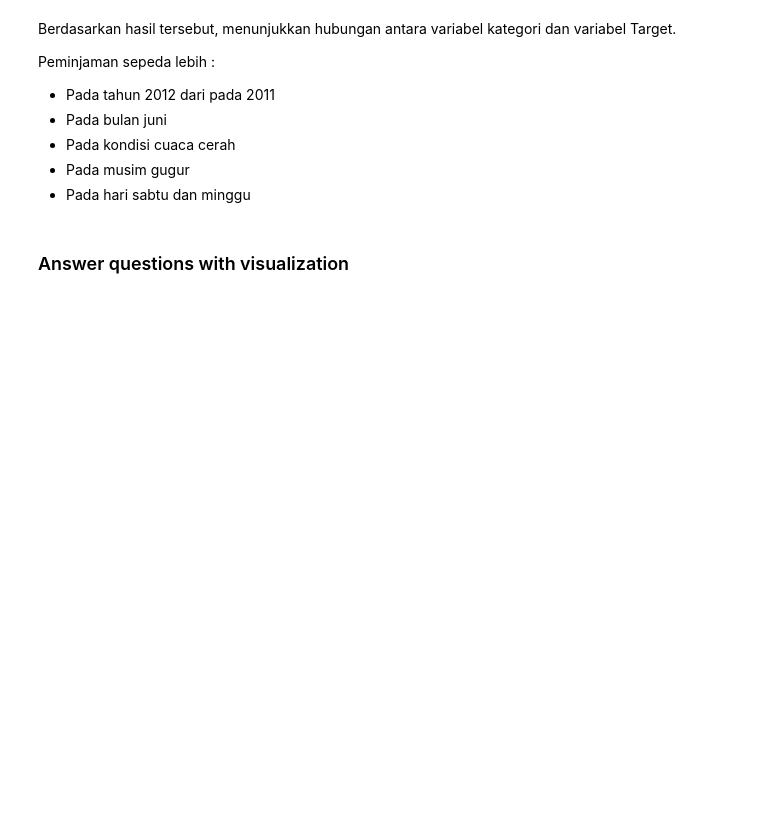
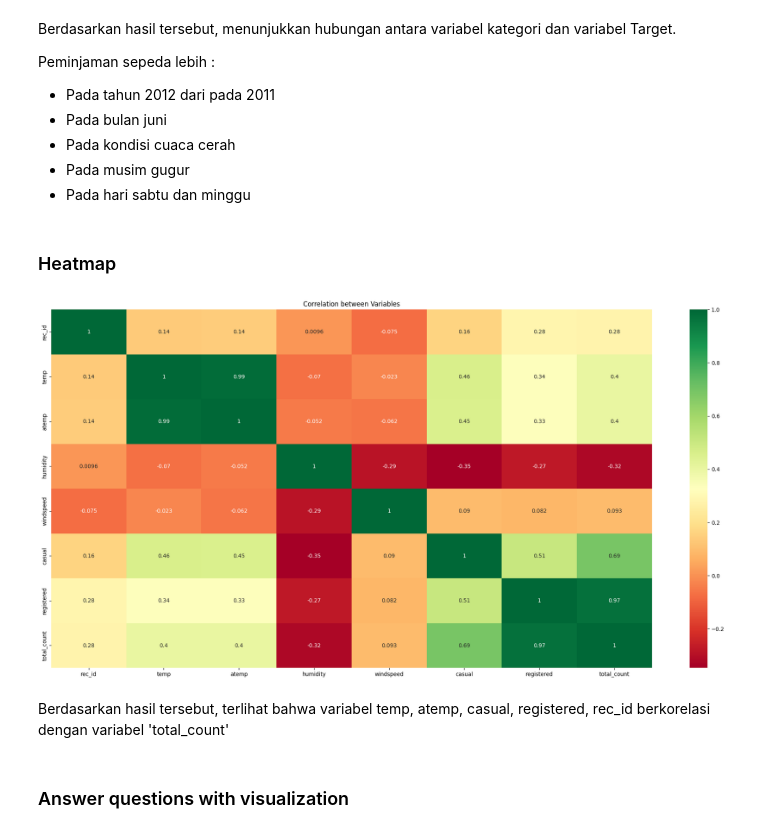
Before and after one commit to rhjhaerol/data-analisis-bike-sharing-dataset, a Jupyter notebook: data_analisis.ipynb, the cells around one changed output. Saved outputs shown, nothing was run; the diff lists cells and outputs as text; code cells hidden in the pictures; blank space fills up the shorter version.

Commit message:
update EDA and visualization

```diff
--- a/data_analisis.ipynb
+++ b/data_analisis.ipynb
@@ -423,6 +423,18 @@ Peminjaman sepeda lebih :
 - Pada kondisi cuaca cerah
 - Pada musim gugur
 - Pada hari sabtu dan minggu
+# %% [markdown]
+### Heatmap
+# %%
+#Heatmap to see correlation between variables
+plt.figure(figsize=(25, 12))
+sns.heatmap(bikes_df.corr(), cmap='RdYlGn', annot = True)
+plt.title("Correlation between Variables")
+plt.show()
+# %% [output]
+[figure, added]
+# %% [markdown]
+Berdasarkan hasil tersebut, terlihat bahwa variabel temp, atemp, casual, registered, rec_id berkorelasi dengan variabel 'total_count'
 # %% [markdown]
 ### Answer questions with visualization
 # %% [markdown]
```
Also changed, not shown: parts of 5 cells of this notebook.
